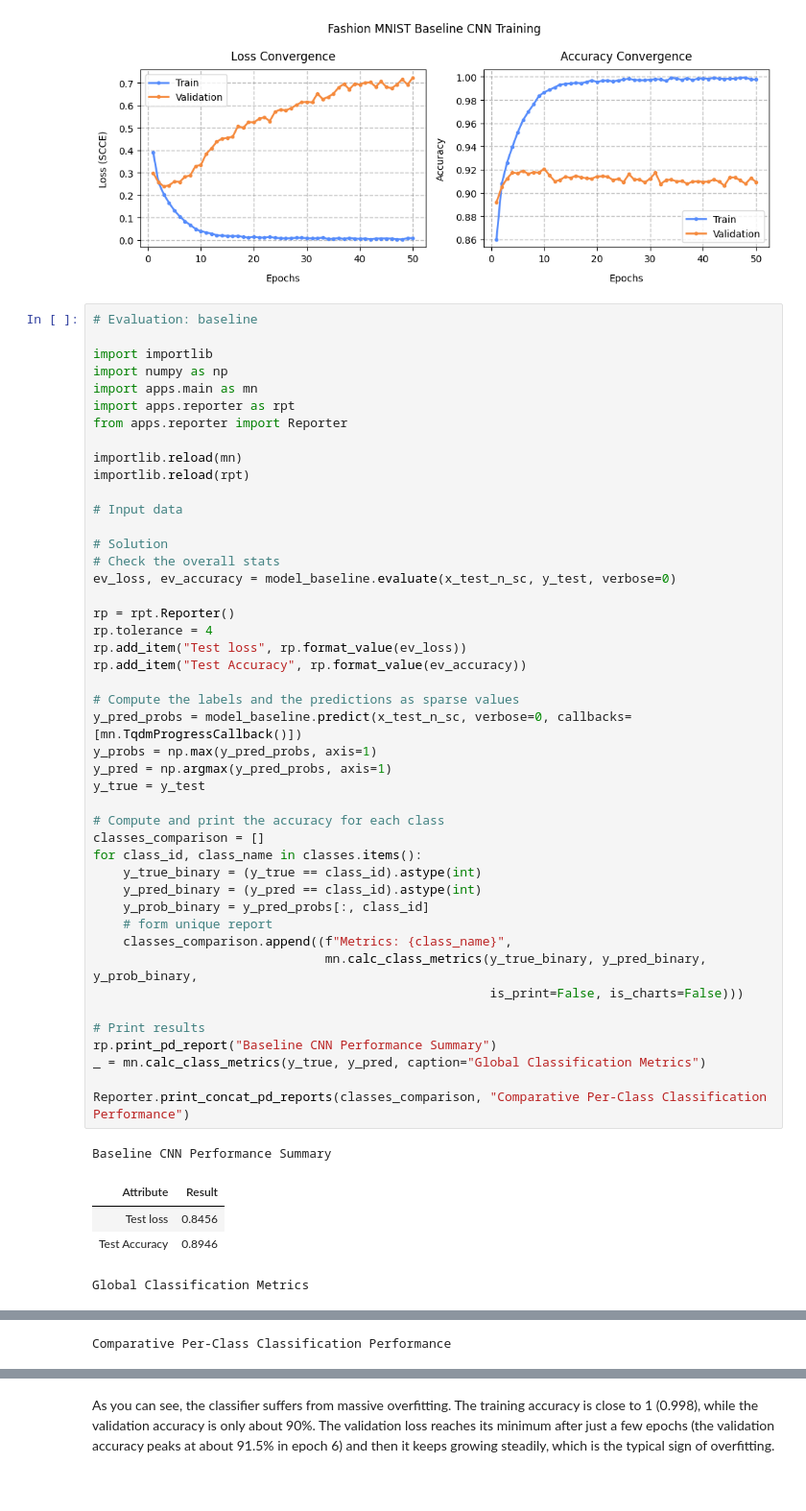
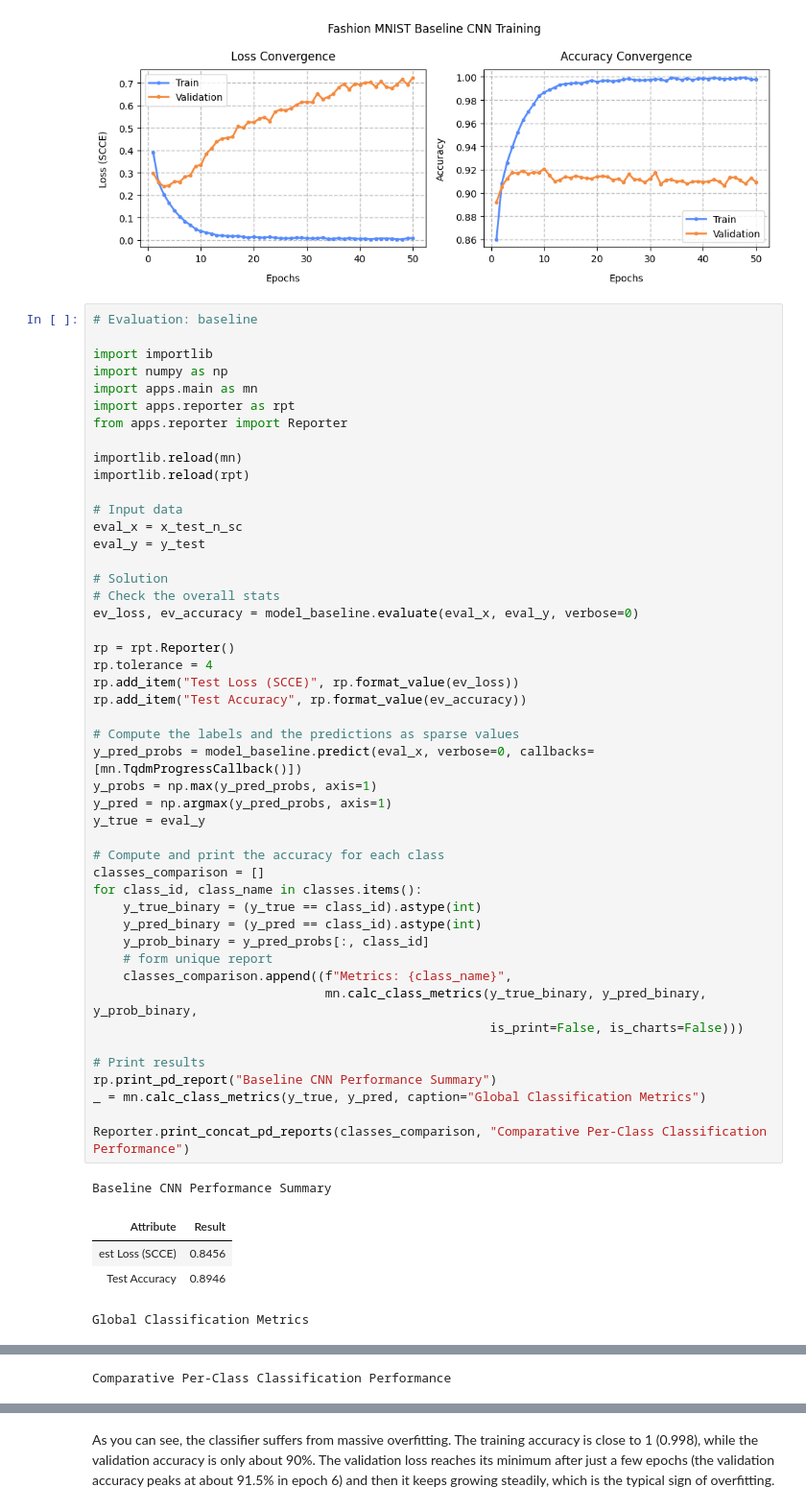
Before and after one commit to BogdanPinchuk/ComputerVision-PBY_HW15, a Jupyter notebook: Bohdan_Pinchuk_CV_HW15.ipynb, the cells around one changed output, grey strips where cells are left out. Shown at 96% size. Drawn from its saved outputs; the diff is of its cells as text.

```diff
--- a/Bohdan_Pinchuk_CV_HW15.ipynb
+++ b/Bohdan_Pinchuk_CV_HW15.ipynb
@@ -591,42 +591,44 @@ importlib.reload(mn)
 importlib.reload(rpt)
 
 # Input data
+eval_x = x_test_n_sc
+eval_y = y_test
 
 # Solution
 # Check the overall stats
-ev_loss, ev_accuracy = model_baseline.evaluate(x_test_n_sc, y_test, verbose=0)
+ev_loss, ev_accuracy = model_baseline.evaluate(eval_x, eval_y, verbose=0)
 
 rp = rpt.Reporter()
 rp.tolerance = 4
-rp.add_item("Test loss", rp.format_value(ev_loss))
+rp.add_item("Test Loss (SCCE)", rp.format_value(ev_loss))
 rp.add_item("Test Accuracy", rp.format_value(ev_accuracy))
 
 # Compute the labels and the predictions as sparse values
-y_pred_probs = model_baseline.predict(x_test_n_sc, verbose=0, callbacks=[mn.TqdmProgressCallback()])
+y_pred_probs = model_baseline.predict(eval_x, verbose=0, callbacks=[mn.TqdmProgressCallback()])
 y_probs = np.max(y_pred_probs, axis=1)
 y_pred = np.argmax(y_pred_probs, axis=1)
-y_true = y_test
+y_true = eval_y
 
 # Compute and print the accuracy for each class
 classes_comparison = []
 for class_id, class_name in classes.items():
     y_true_binary = (y_true == class_id).astype(int)
     y_pred_binary = (y_pred == class_id).astype(int)
     y_prob_binary = y_pred_probs[:, class_id]
     # form unique report
     classes_comparison.append((f"Metrics: {class_name}",
                                mn.calc_class_metrics(y_true_binary, y_pred_binary, y_prob_binary,
                                                      is_print=False, is_charts=False)))
 
 # Print results
 rp.print_pd_report("Baseline CNN Performance Summary")
 _ = mn.calc_class_metrics(y_true, y_pred, caption="Global Classification Metrics")
 
 Reporter.print_concat_pd_reports(classes_comparison, "Comparative Per-Class Classification Performance")
 # %% [output]
 Baseline CNN Performance Summary
 | Attribute | Result |
-| Test loss | 0.8456 |
+| est Loss (SCCE) | 0.8456 |
 | Test Accuracy | 0.8946 |
 Global Classification Metrics
 | Attribute | Result |
```
